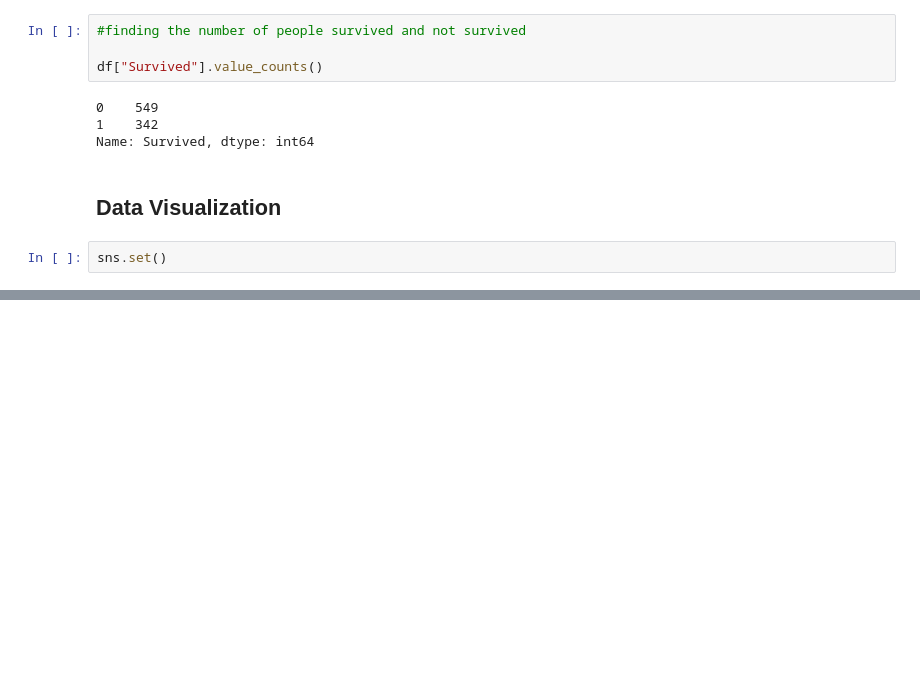
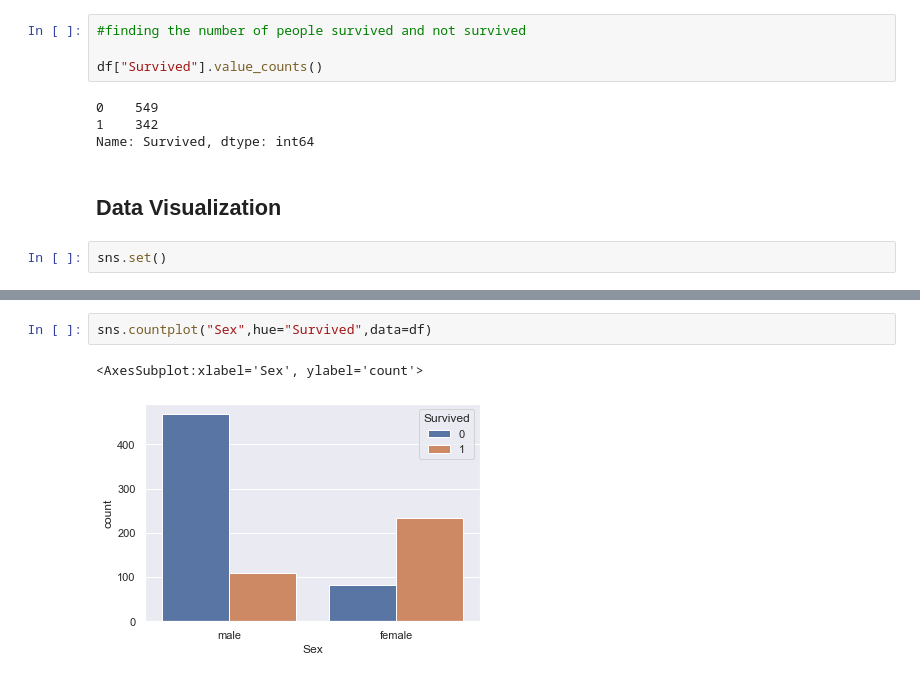
Before and after one commit to numbskullx26/Titanic-Survival-Prediction, a Jupyter notebook: Titanic-Survival-Prediction.ipynb, the cells around one changed output, grey strips where cells are left out. Drawn from its saved outputs; the diff is of its cells as text; blank space fills up the shorter version.

```diff
--- a/Titanic-Survival-Prediction.ipynb
+++ b/Titanic-Survival-Prediction.ipynb
@@ -143,0 +162,5 @@ sns.set()
+# %%
+sns.countplot("Sex",hue="Survived",data=df)
+# %% [output]
+<AxesSubplot:xlabel='Sex', ylabel='count'>
+[figure, added]
```
Also changed, not shown: parts of 8 cells of this notebook.
